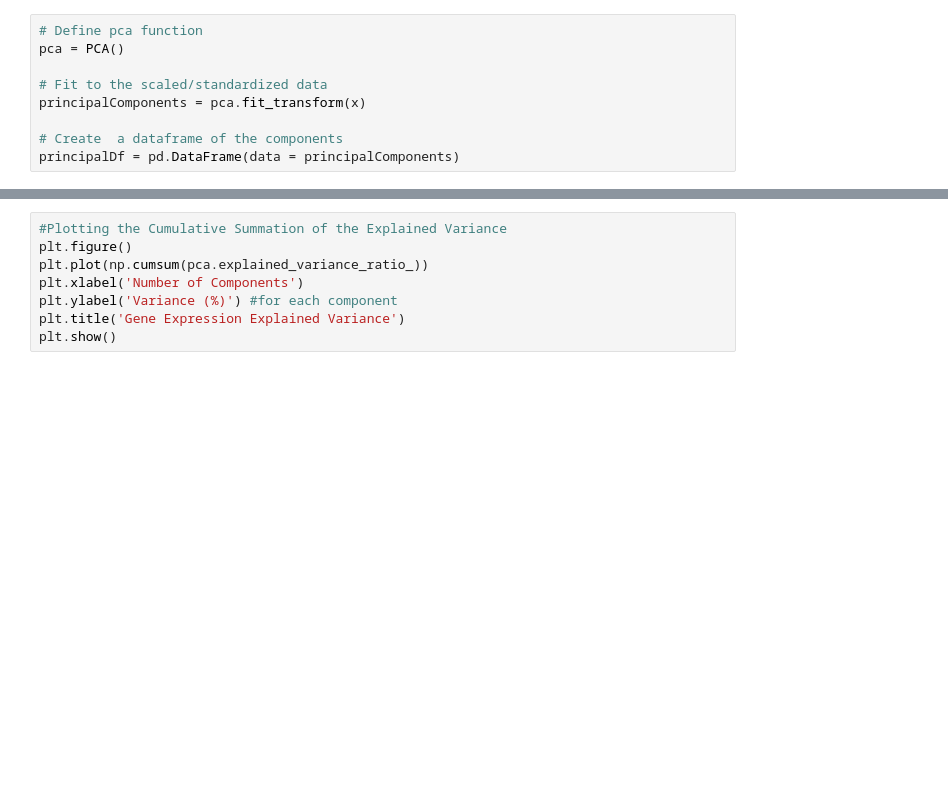
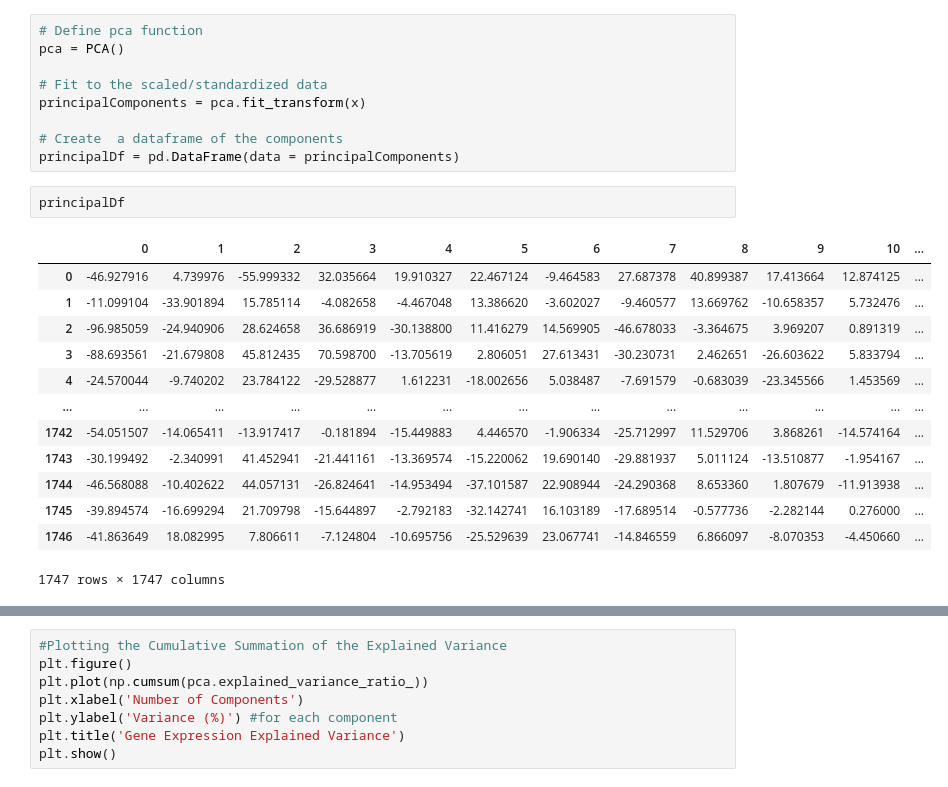
Before and after one commit to meghutch/Breast-Cancer-Classification-Clinical-Genomic, a Jupyter notebook: Gene_Expression_Analysis_PCA.ipynb, the cells around one changed output, grey strips where cells are left out. Saved outputs shown, nothing was run; the diff lists cells and outputs as text; blank space fills up the shorter version.

```diff
--- a/Gene_Expression_Analysis_PCA.ipynb
+++ b/Gene_Expression_Analysis_PCA.ipynb
@@ -130,6 +146,22 @@ principalComponents = pca.fit_transform(x)
 
 # Create  a dataframe of the components
 principalDf = pd.DataFrame(data = principalComponents)
+# %%
+principalDf
+# %% [output]
+|  | 0 | 1 | 2 | 3 | 4 | 5 | 6 | 7 | 8 | 9 | 10 | ... |
+| 0 | -46.927916 | 4.739976 | -55.999332 | 32.035664 | 19.910327 | 22.467124 | -9.464583 | 27.687378 | 40.899387 | 17.413664 | 12.874125 | ... |
+| 1 | -11.099104 | -33.901894 | 15.785114 | -4.082658 | -4.467048 | 13.386620 | -3.602027 | -9.460577 | 13.669762 | -10.658357 | 5.732476 | ... |
+| 2 | -96.985059 | -24.940906 | 28.624658 | 36.686919 | -30.138800 | 11.416279 | 14.569905 | -46.678033 | -3.364675 | 3.969207 | 0.891319 | ... |
+| 3 | -88.693561 | -21.679808 | 45.812435 | 70.598700 | -13.705619 | 2.806051 | 27.613431 | -30.230731 | 2.462651 | -26.603622 | 5.833794 | ... |
+| 4 | -24.570044 | -9.740202 | 23.784122 | -29.528877 | 1.612231 | -18.002656 | 5.038487 | -7.691579 | -0.683039 | -23.345566 | 1.453569 | ... |
+| ... | ... | ... | ... | ... | ... | ... | ... | ... | ... | ... | ... | ... |
+| 1742 | -54.051507 | -14.065411 | -13.917417 | -0.181894 | -15.449883 | 4.446570 | -1.906334 | -25.712997 | 11.529706 | 3.868261 | -14.574164 | ... |
+| 1743 | -30.199492 | -2.340991 | 41.452941 | -21.441161 | -13.369574 | -15.220062 | 19.690140 | -29.881937 | 5.011124 | -13.510877 | -1.954167 | ... |
+| 1744 | -46.568088 | -10.402622 | 44.057131 | -26.824641 | -14.953494 | -37.101587 | 22.908944 | -24.290368 | 8.653360 | 1.807679 | -11.913938 | ... |
+| 1745 | -39.894574 | -16.699294 | 21.709798 | -15.644897 | -2.792183 | -32.142741 | 16.103189 | -17.689514 | -0.577736 | -2.282144 | 0.276000 | ... |
+| 1746 | -41.863649 | 18.082995 | 7.806611 | -7.124804 | -10.695756 | -25.529639 | 23.067741 | -14.846559 | 6.866097 | -8.070353 | -4.450660 | ... |
+1747 rows × 1747 columns
 # %%
 # Generate a list of column names with the number for each prinicpal component
 col_names = [f'pc{i}' for i in range(1, 1748)] # there are 1747 samples - so we want to have range of 1 less than 1748 column names
```
Also changed, not shown: parts of 43 cells of this notebook.
